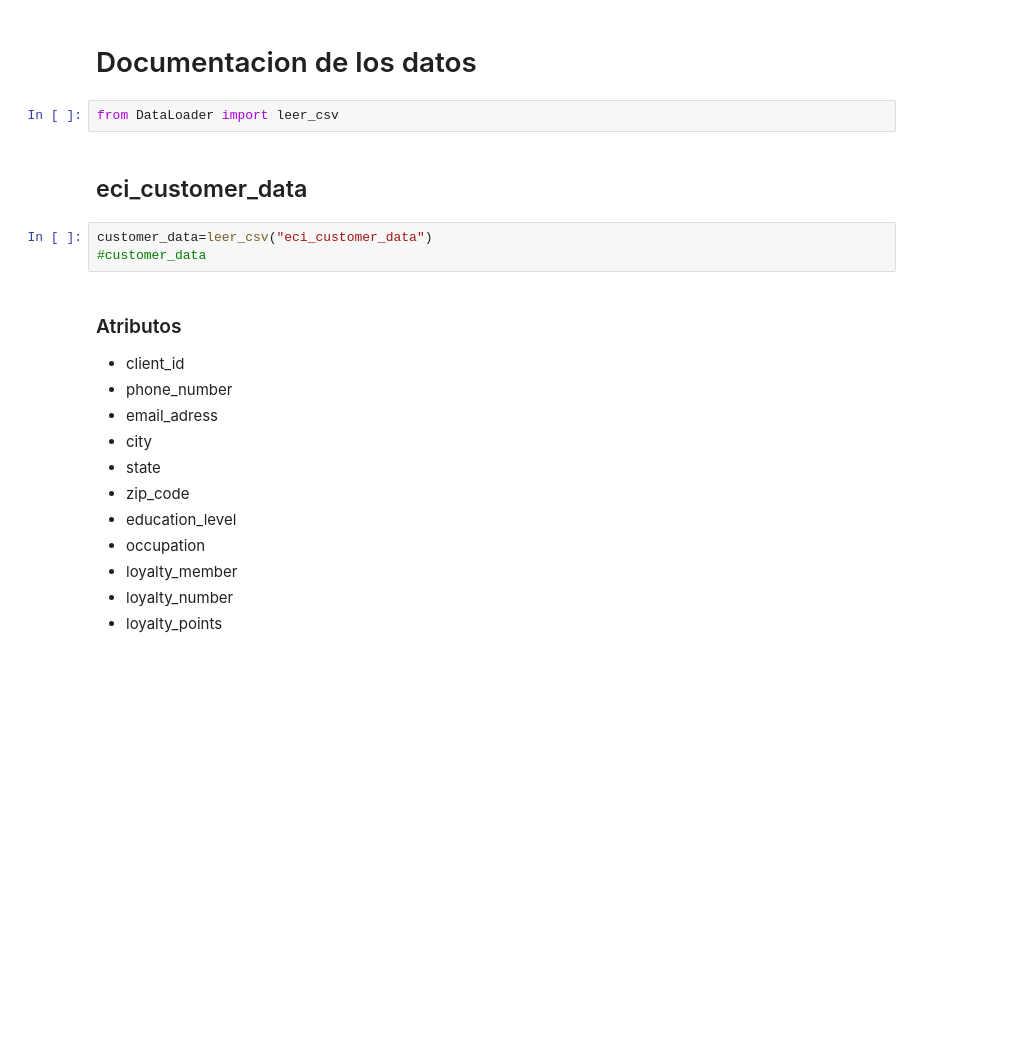
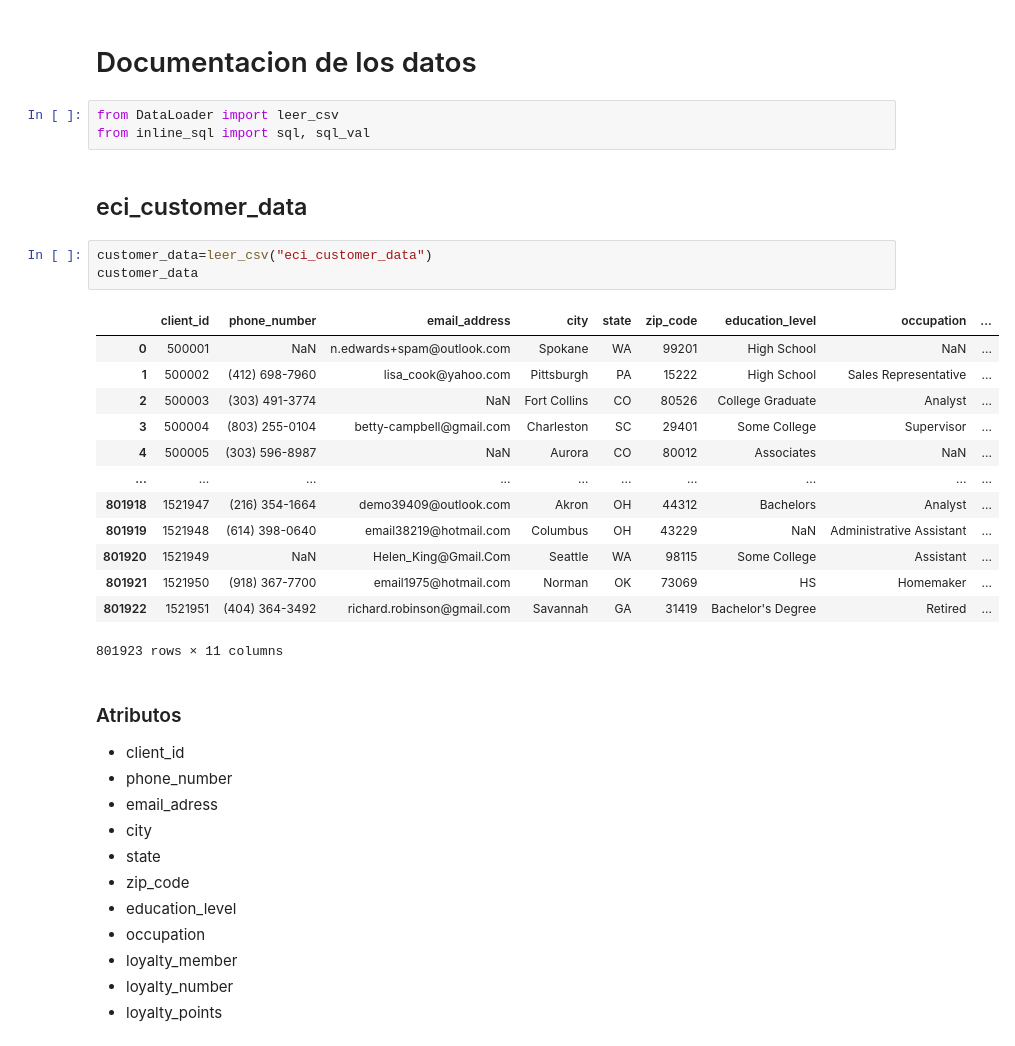
Before and after one commit to Emiliano-Torres/proyecto_eci, a Jupyter notebook: Docs.ipynb, the cells around one changed output. Saved outputs shown, nothing was run; the diff lists cells and outputs as text; blank space fills up the shorter version.

```diff
--- a/Docs.ipynb
+++ b/Docs.ipynb
@@ -2,11 +2,26 @@
 # Documentacion de los datos
 # %%
 from DataLoader import leer_csv
+from inline_sql import sql, sql_val
 # %% [markdown]
 ## eci_customer_data
 # %%
 customer_data=leer_csv("eci_customer_data")
-#customer_data
+customer_data
+# %% [output]
+|  | client_id | phone_number | email_address | city | state | zip_code | education_level | occupation | ... |
+| 0 | 500001 | NaN | n.edwards+spam@outlook.com | Spokane | WA | 99201 | High School | NaN | ... |
+| 1 | 500002 | (412) 698-7960 | lisa_cook@yahoo.com | Pittsburgh | PA | 15222 | High School | Sales Representative | ... |
+| 2 | 500003 | (303) 491-3774 | NaN | Fort Collins | CO | 80526 | College Graduate | Analyst | ... |
+| 3 | 500004 | (803) 255-0104 | betty-campbell@gmail.com | Charleston | SC | 29401 | Some College | Supervisor | ... |
+| 4 | 500005 | (303) 596-8987 | NaN | Aurora | CO | 80012 | Associates | NaN | ... |
+| ... | ... | ... | ... | ... | ... | ... | ... | ... | ... |
+| 801918 | 1521947 | (216) 354-1664 | demo39409@outlook.com | Akron | OH | 44312 | Bachelors | Analyst | ... |
+| 801919 | 1521948 | (614) 398-0640 | email38219@hotmail.com | Columbus | OH | 43229 | NaN | Administrative Assistant | ... |
+| 801920 | 1521949 | NaN | Helen_King@Gmail.Com | Seattle | WA | 98115 | Some College | Assistant | ... |
+| 801921 | 1521950 | (918) 367-7700 | email1975@hotmail.com | Norman | OK | 73069 | HS | Homemaker | ... |
+| 801922 | 1521951 | (404) 364-3492 | richard.robinson@gmail.com | Savannah | GA | 31419 | Bachelor's Degree | Retired | ... |
+801923 rows × 11 columns
 # %% [markdown]
 ### Atributos
 * client_id
```
Also changed, not shown: parts of 7 cells of this notebook, 1 other file.
